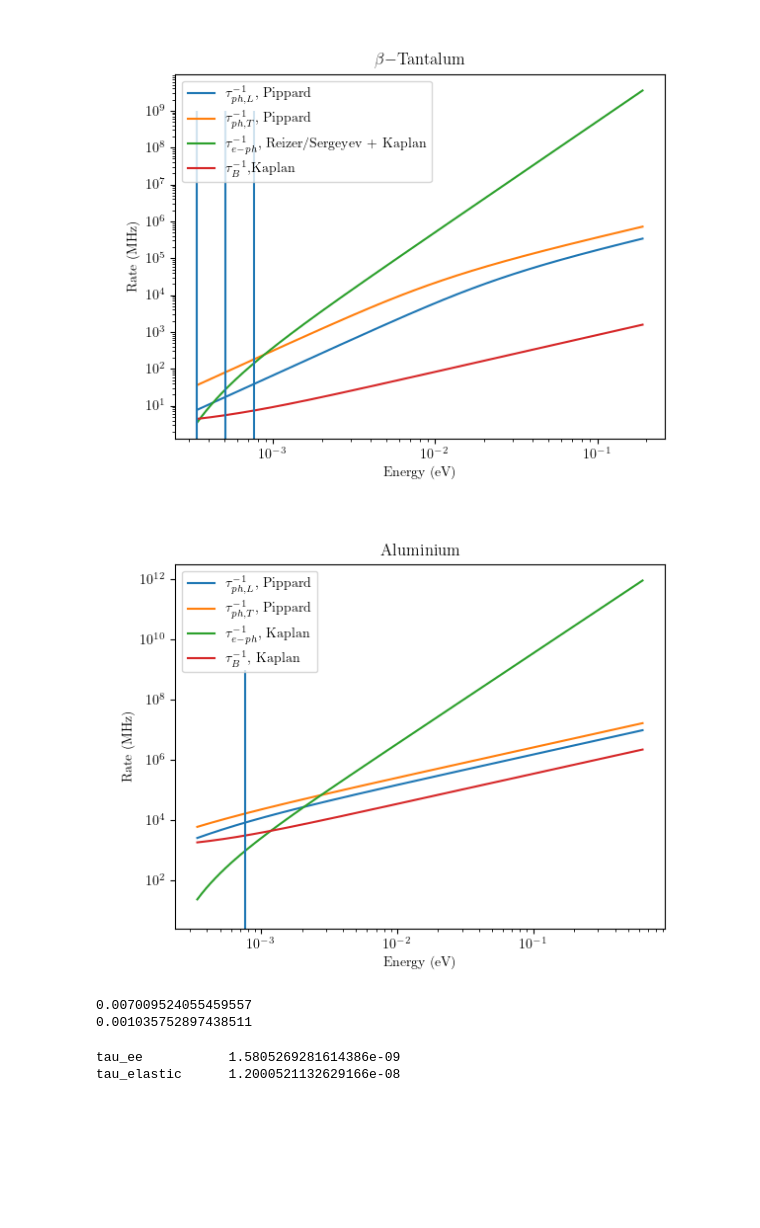
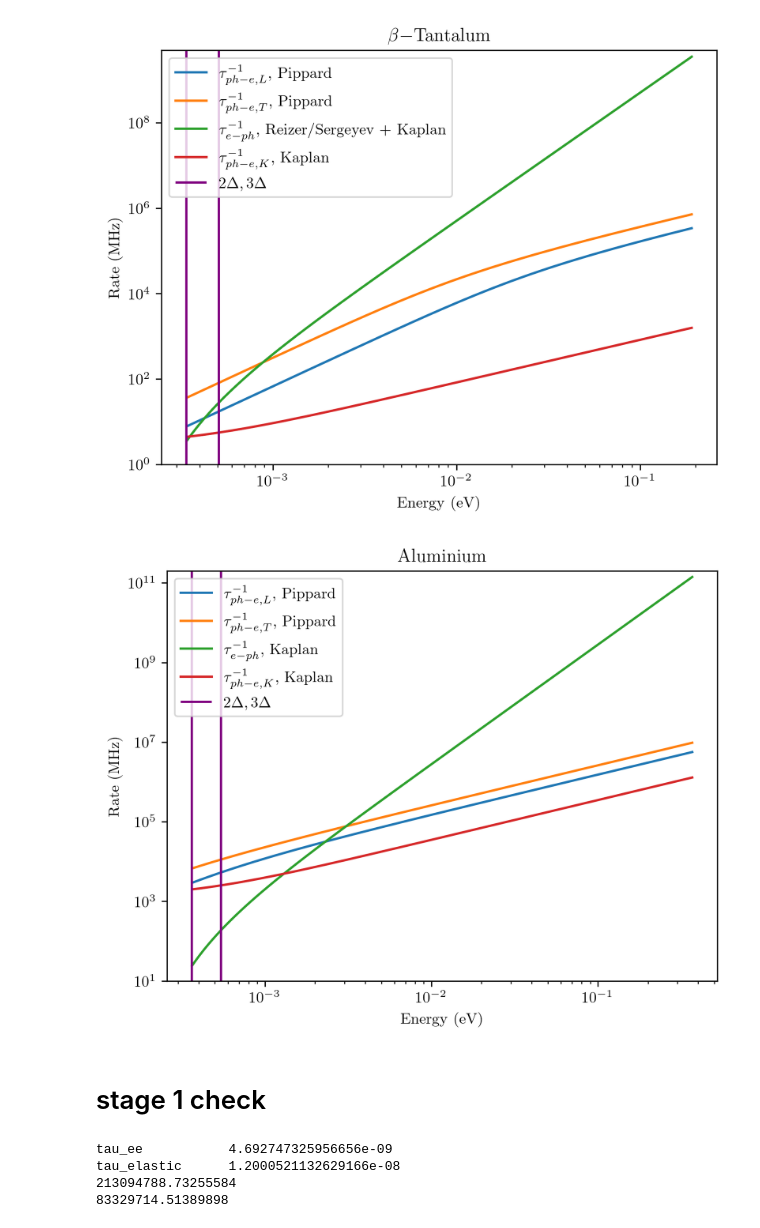
Before and after one commit to 10483/MTP, a Jupyter notebook: calc_theory.ipynb, the cells around one changed output. Cells and saved outputs as stored; diff of their text form; code cells hidden in the pictures; blank space fills up the shorter version.

```diff
--- a/calc_theory.ipynb
+++ b/calc_theory.ipynb
@@ -6,9 +6,8 @@ import matplotlib.pyplot as plt
 plt.rcParams.update({
     "text.usetex": True,
     "font.family": "Computer Modern",
-    "figure.dpi": 100,
+    "figure.dpi": 300,
 })
-%matplotlib widget
 
 class fixed_values:
   def __init__(self):
@@ -120,33 +113,21 @@ Al = superconductor(aluminium,disordered=False)
 bTa = superconductor(tantalum,disordered=True)
 # %%
 def calc_LP(metal,energy):
-    p_fermi = np.sqrt((consts.hbar)**2*(3*np.pi**2*metal.n)**(2/3))
-    k_fermi = p_fermi/consts.hbar
-    mstar = 2*consts.hbar**2*metal.nue*np.pi**2/k_fermi # from suppl
-    epsilonF = (consts.hbar)**2/(2*mstar)*(3*np.pi**2*metal.n)**(2/3)
-    tau_ee = 1/((energy**2 / (consts.hbar*epsilonF))*metal.rs_au**0.5 / 7.96)
+    tau_ee = 1/((energy**2 / (consts.hbar*metal.e_fermi))*metal.rs_au**0.5 / 7.96)
     return tau_ee
 
 def calc_pippard(metal,energy):
     omega = energy/consts.hbar
 
-    p_fermi = np.sqrt((consts.hbar)**2*(3*np.pi**2*metal.n)**(2/3))
-    k_fermi = p_fermi/consts.hbar
-    mstar = 2*consts.hbar**2*metal.nue*np.pi**2/k_fermi # from suppl
-    v_fermi = p_fermi/mstar
-    tau_elastic = metal.nue*metal.D*mstar/metal.n # <= Einstein relation (sigma = e^2 N(0) D) and drude effective mass, tau elastic time
-
-    l=v_fermi*tau_elastic
-
     k_L=omega/metal.v_L
-    alpha_L = metal.n*mstar/(metal.rho_m*metal.v_L*tau_elastic) * (1/3 * (k_L**2*l**2*np.arctan(k_L*l)/(k_L*l-np.arctan(k_L*l))) - 1)
+    alpha_L = metal.n*metal.mstar/(metal.rho_m*metal.v_L*metal.tau_elastic) * (1/3 * (k_L**2*metal.l**2*np.arctan(k_L*metal.l)/(k_L*metal.l-np.arctan(k_L*metal.l))) - 1)
     tau_ph_L = 1/(metal.v_L*alpha_L)
 
     k_T=omega/metal.v_T
-    g = 3/(2*k_T**2*l**2)*((k_T**2*l**2+1)/(k_T*l)*np.arctan(k_T*l)-1)
-    alpha_T = metal.n*mstar/(metal.rho_m*metal.v_T*tau_elastic) * (1-g)/g
+    g = 3/(2*k_T**2*metal.l**2)*((k_T**2*metal.l**2+1)/(k_T*metal.l)*np.arctan(k_T*metal.l)-1)
+    alpha_T = metal.n*metal.mstar/(metal.rho_m*metal.v_T*metal.tau_elastic) * (1-g)/g
     tau_ph_T = 1/(metal.v_T*alpha_T)
-    return tau_ph_L,tau_ph_T,tau_elastic
+    return tau_ph_L,tau_ph_T
 
 @np.vectorize
 def calc_kaplan(metal,energy,T):
@@ -165,41 +146,43 @@ def calc_kaplan(metal,energy,T):
 # %%
 E_range = np.geomspace(2.01*bTa.Delta,10*bTa.E_D,1000)
 tau_ee = calc_LP(bTa,E_range)
-tau_ph_L,tau_ph_T,_ = calc_pippard(bTa,E_range)
+tau_ph_L,tau_ph_T = calc_pippard(bTa,E_range)
 tau_s,tau_B = calc_kaplan(bTa,E_range,T)
 
 plt.figure()
 #plt.loglog(E_range,1/tau_ee,label=r'$\frac{1}{\tau_{e-e}}$')
-plt.loglog(E_range,1/tau_ph_L,label=r'$\tau_{ph,L}^{-1}$, Pippard')
-plt.loglog(E_range,1/tau_ph_T,label=r'$\tau_{ph,T}^{-1}$, Pippard')
+plt.loglog(E_range,1/tau_ph_L,label=r'$\tau_{ph-e,L}^{-1}$, Pippard')
+plt.loglog(E_range,1/tau_ph_T,label=r'$\tau_{ph-e,T}^{-1}$, Pippard')
 plt.loglog(E_range,1/tau_s,label=r'$\tau_{e-ph}^{-1}$, Reizer/Sergeyev + Kaplan')
-plt.loglog(E_range,1/tau_B,label=r'$\tau_{B}^{-1}$,Kaplan')
+plt.loglog(E_range,1/tau_B,label=r'$\tau_{ph-e,K}^{-1}$, Kaplan')
 #plt.loglog(E_range,1/tau_phs,label=r'$\tau_{phs}^{-1}$, Kaplan')
 
-plt.vlines([2*bTa.Delta,3*bTa.Delta,4.5*bTa.Delta],1,1e9)
+plt.vlines([2*bTa.Delta,3*bTa.Delta],1,5e9,colors='purple',label=r'$2\Delta,3\Delta$')
+plt.ylim(1,5e9)
 
 plt.legend()
 plt.title(r'$\beta-$Tantalum')
 plt.xlabel('Energy (eV)')
 plt.ylabel('Rate (MHz)')
 plt.show()
 # %% [output]
-[figure, old version]
+[figure, new version]
 # %%
 E_range = np.geomspace(2.01*Al.Delta,10*Al.E_D,1000)
 tau_ee = calc_LP(Al,E_range)
-tau_ph_L,tau_ph_T,_ = calc_pippard(Al,E_range)
+tau_ph_L,tau_ph_T = calc_pippard(Al,E_range)
 tau_s,tau_B = calc_kaplan(Al,E_range,T)
 
 plt.figure()
 #plt.loglog(E_range,1/tau_ee,label=r'$\frac{1}{\tau_{e-e}}$')
-plt.loglog(E_range,1/tau_ph_L,label=r'$\tau_{ph,L}^{-1}$, Pippard')
-plt.loglog(E_range,1/tau_ph_T,label=r'$\tau_{ph,T}^{-1}$, Pippard')
+plt.loglog(E_range,1/tau_ph_L,label=r'$\tau_{ph-e,L}^{-1}$, Pippard')
+plt.loglog(E_range,1/tau_ph_T,label=r'$\tau_{ph-e,T}^{-1}$, Pippard')
 plt.loglog(E_range,1/tau_s,label=r'$\tau_{e-ph}^{-1}$, Kaplan')
-plt.loglog(E_range,1/tau_B,label=r'$\tau_{B}^{-1}$, Kaplan')
+plt.loglog(E_range,1/tau_B,label=r'$\tau_{ph-e,K}^{-1}$, Kaplan')
 #plt.loglog(E_range,1/tau_phs,label=r'$\tau_{phs}^{-1}$, Kaplan')
 
-plt.vlines(4.5*Al.Delta,1,1e9)
+plt.vlines([2*Al.Delta,3*Al.Delta],10,2e11,colors='purple',label=r'$2\Delta,3\Delta$')
+plt.ylim(10,2e11)
 
 plt.legend()
 plt.title('Aluminium')
@@ -207,22 +190,21 @@ plt.xlabel('Energy (eV)')
 plt.ylabel('Rate (MHz)')
 plt.show()
 # %% [output]
-[figure, old version]
+[figure, new version]
-# %%
-print(calc_kaplan(bTa,4.5*bTa.Delta,T)[0])
-print(calc_kaplan(Al,4.5*Al.Delta,T)[0])
-# %% [output]
-0.007009524055459557
-0.001035752897438511
+# %% [markdown]
+# stage 1 check
 # %%
 E1 = 67*Al.E_D
 tau_ee = calc_LP(Al,E1)
-_,_,tau_elastic = calc_pippard(Al,E1)
 print('tau_ee\t\t',tau_ee)
-print('tau_elastic\t',tau_elastic)
+print('tau_elastic\t',Al.tau_elastic)
+print(tau_ee**-1)
+print(Al.tau_elastic**-1)
 # %% [output]
-tau_ee           1.5805269281614386e-09
+tau_ee           4.692747325956656e-09
 tau_elastic      1.2000521132629166e-08
+213094788.73255584
+83329714.51389898
 # %%
 lambda_au = (1/(bTa.E_D*bTa.tau_0))*(bTa.E_D/(consts.k_B*bTa.Tc))**3 * consts.energy_au*consts.time_au
 
```
Also changed, not shown: parts of 11 cells of this notebook, 6 other files.
